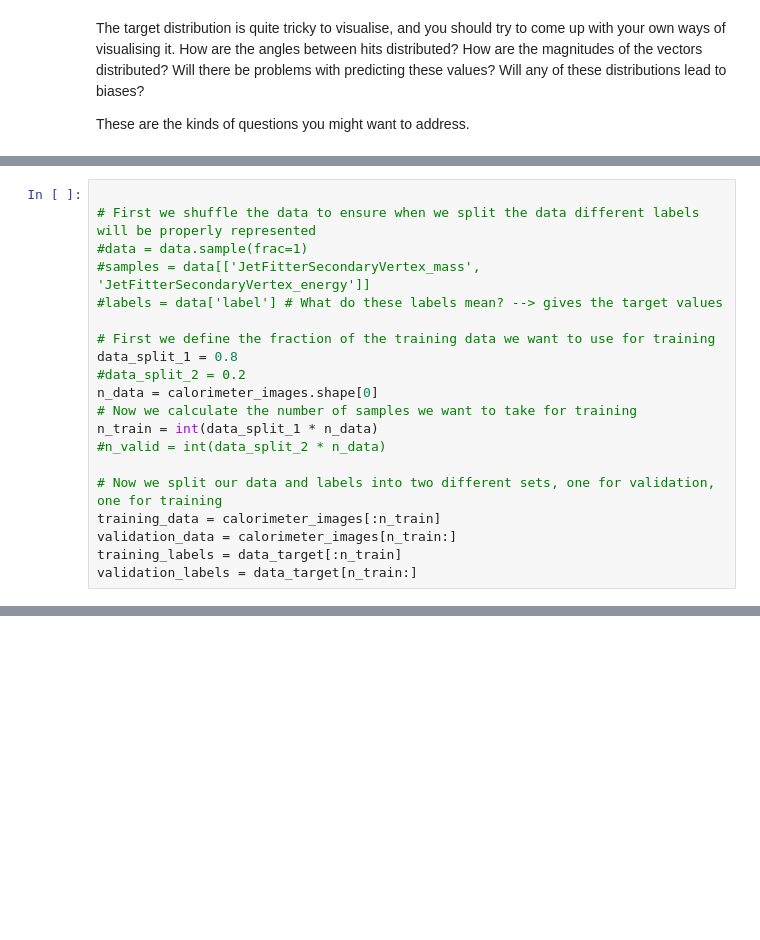
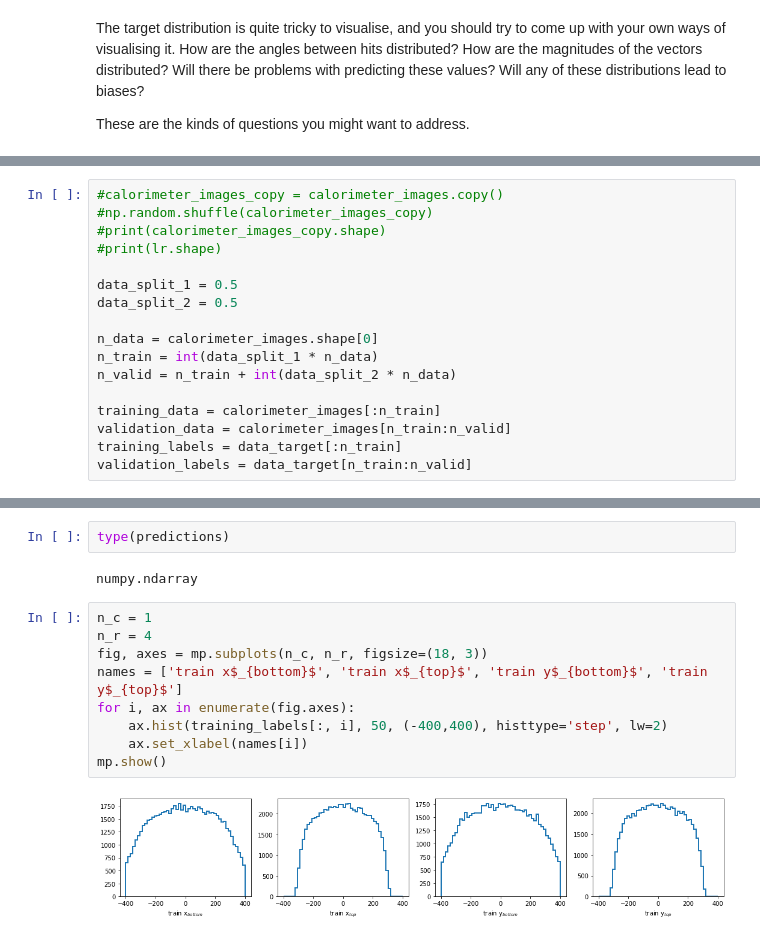
Before and after one commit to arshiaruina/physappsofAI, a Jupyter notebook: project/DampeDataExploration.ipynb, the cells around one changed output, grey strips where cells are left out. Drawn from its saved outputs; the diff is of its cells as text; blank space fills up the shorter version.

```diff
--- a/project/DampeDataExploration.ipynb
+++ b/project/DampeDataExploration.ipynb
@@ -316,20 +316,17 @@ data_target.shape
 # %%
+#calorimeter_images_copy = calorimeter_images.copy()
+#np.random.shuffle(calorimeter_images_copy)
+#print(calorimeter_images_copy.shape)
+#print(lr.shape)
 
-# First we shuffle the data to ensure when we split the data different labels will be properly represented
-#data = data.sample(frac=1)
-#samples = data[['JetFitterSecondaryVertex_mass', 'JetFitterSecondaryVertex_energy']]
-#labels = data['label'] # What do these labels mean? --> gives the target values
+data_split_1 = 0.5
+data_split_2 = 0.5
 
-# First we define the fraction of the training data we want to use for training
-data_split_1 = 0.8
-#data_split_2 = 0.2
 n_data = calorimeter_images.shape[0]
-# Now we calculate the number of samples we want to take for training
 n_train = int(data_split_1 * n_data)
-#n_valid = int(data_split_2 * n_data)
+n_valid = n_train + int(data_split_2 * n_data)
 
-# Now we split our data and labels into two different sets, one for validation, one for training
 training_data = calorimeter_images[:n_train]
-validation_data = calorimeter_images[n_train:]
+validation_data = calorimeter_images[n_train:n_valid]
 training_labels = data_target[:n_train]
-validation_labels = data_target[n_train:]
+validation_labels = data_target[n_train:n_valid]
@@ -412,0 +447,15 @@ _________________________________________________________________
+# %%
+type(predictions)
+# %% [output]
+numpy.ndarray
+# %%
+n_c = 1
+n_r = 4
+fig, axes = mp.subplots(n_c, n_r, figsize=(18, 3))
+names = ['train x$_{bottom}$', 'train x$_{top}$', 'train y$_{bottom}$', 'train y$_{top}$']
+for i, ax in enumerate(fig.axes):
+    ax.hist(training_labels[:, i], 50, (-400,400), histtype='step', lw=2)
+    ax.set_xlabel(names[i])
+mp.show()
+# %% [output]
+[figure, added]
```
Also changed, not shown: parts of 25 cells of this notebook.
